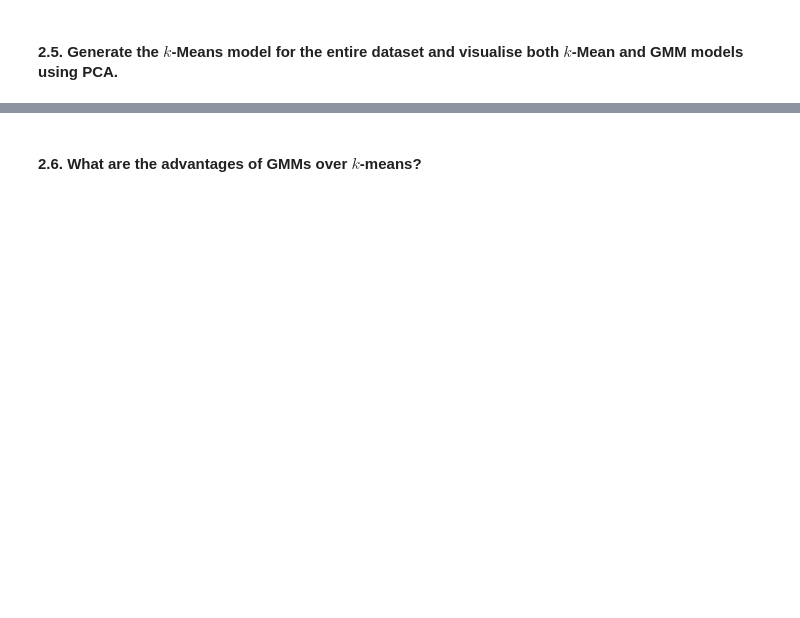
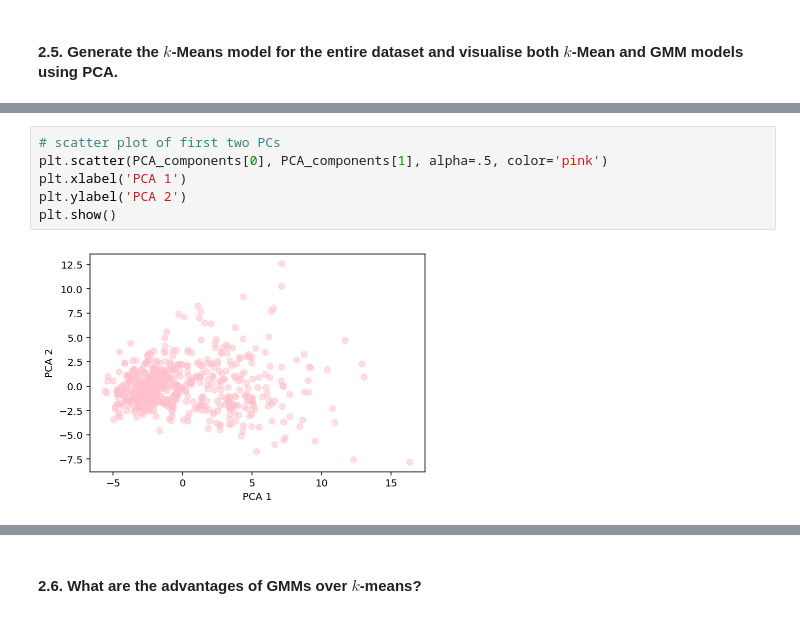
Before and after one commit to FabriceBeaumont/MA-INF_4216_Biomedical_DS_and_AI, a Jupyter notebook: Sheet5/Assignment5_Solutions.ipynb, the cells around one changed output, grey strips where cells are left out. Cells and saved outputs as stored; diff of their text form; blank space fills up the shorter version.

```diff
--- a/Sheet5/Assignment5_Solutions.ipynb
+++ b/Sheet5/Assignment5_Solutions.ipynb
@@ -293,0 +451,8 @@ An **Expectation Maximization (EM)** algorithm is an algorithm that makes an ass
+# %%
+# scatter plot of first two PCs
+plt.scatter(PCA_components[0], PCA_components[1], alpha=.5, color='pink')
+plt.xlabel('PCA 1')
+plt.ylabel('PCA 2')
+plt.show()
+# %% [output]
+[figure, added]
```
Also changed, not shown: parts of 25 cells of this notebook.
